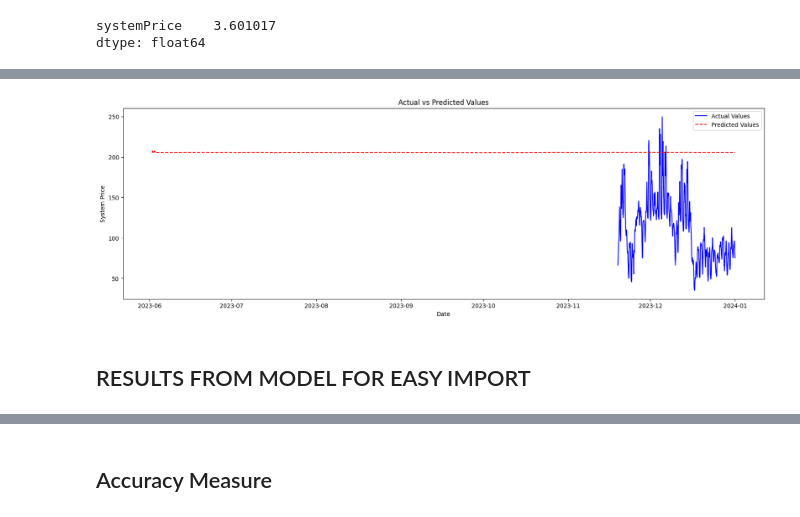
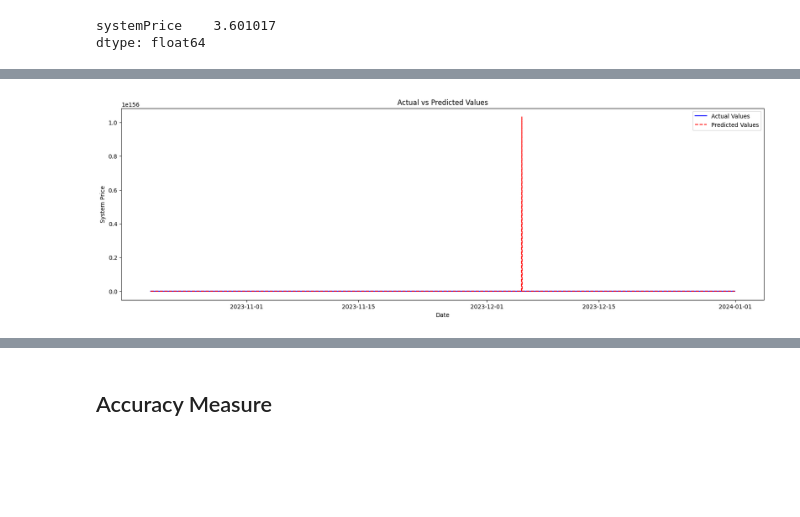
Before and after one commit to evenbakke/MasterThesis-, a Jupyter notebook: ARIMA_Mathias_working.ipynb, the cells around one changed output, grey strips where cells are left out. Saved outputs shown, nothing was run; the diff lists cells and outputs as text; code cells hidden in the pictures; blank space fills up the shorter version.

```diff
--- a/ARIMA_Mathias_working.ipynb
+++ b/ARIMA_Mathias_working.ipynb
@@ -77,6 +71,7 @@ look-up table. The actual p-value is smaller than the p-value returned.
 
 df["systemPricead"] = df["systemPrice"] + 30
 df["systemPricelog"] = np.log(df["systemPricead"])
+df = df["2023-01-01":"2023-12-31"]
 # %% [markdown]
 # Finding Parameters for ARIMA
 # %%
@@ -410,0 +327,4 @@ train, test = filtered_dfArima[0:train_size], filtered_dfArima[train_size:len(fi
+# %%
+
+train_size = int(len(df_filtered["systemPricelog"]) * 0.8)
+train, test = df_filtered["systemPricelog"][0:train_size], df_filtered["systemPricelog"][train_size:len(df_filtered["systemPricelog"])]
@@ -430,19 +366,19 @@ systemPrice    3.601017
 dtype: float64
 # %%
 from statsmodels.tsa.statespace.sarimax import SARIMAX
-#filtered_dfArima = df["2023-06-01":"2023-12-31"]
+filtered_dfArima = df_filtered["systemPricelog"].diff(24).dropna()
 window_size = 24  # Size of the moving window
 
 # Make sure to have enough data for the initial window plus one new point to predict
 assert len(filtered_dfArima) >= window_size + 1
 
 # Start the training set just with the size of the window
-train, test = filtered_dfArima[:window_size], filtered_dfArima[window_size:]
+#train, test = filtered_dfArima[:window_size], filtered_dfArima[window_size:]
 
-order = (1, 2, 2)  # Example non-seasonal order
-seasonal_order = (1, 1, 2, 24)  # Example seasonal order
+order = (1, 1, 2)  # Example non-seasonal order
+seasonal_order = (1, 0, 2, 24)  # Example seasonal order
 
-history = train['systemPrice'].tolist()  # Initialize history with the training set
+history = train.tolist()  # Initialize history with the training set
 predictions = []
 
 for t in range(len(test)):
@@ -450,18 +386,18 @@ for t in range(len(test)):
     model_fit = model.fit(disp=0)
     output = model_fit.forecast()
 
-    # This is the forecasted value in log scale including the shift
+    # Forecasted value in log scale
     yhat_log = output[0]
 
-    # Convert from log (with shift) back to original scale
-    yhat_shifted = np.exp(yhat_log)
-    yhat_original = yhat_shifted - 35  # subtract the shift to get the original value
+    # Convert from log scale back to original scale
+    yhat_original = np.exp(yhat_log)
     predictions.append(yhat_original)
 
-    # Update history for the moving window
-    obs_log = np.log(test.iloc[t]['systemPrice'] + 35)  # ensure to add 35 before taking log
-    history.append(obs_log)
-    history = history[-window_size:]
+    # Append the observed log-transformed value to history for the next prediction
+    history.append(test.iloc[t])  # No need to add 35 here, as it's already in log form
+    history = history[-window_size:]  # Keep only the most recent observations
+ # keep only the most recent observations
+
 # Convert predictions to a Series
 predictions_series = pd.Series(predictions, index=test.index)
 
@@ -487,23 +409,20 @@ Name: systemPrice, Length: 5112, dtype: float64
 # %%
+import numpy as np
 import matplotlib.pyplot as plt
 
-# Assuming your actual values are in the `test` DataFrame under the 'systemPrice' column
-actual_values = test["systemPrice"] + 35
-actual_values = np.exp(test["systemPrice"])
-
+# Reverse the log transformation on the actual values
+actual_values = np.exp(test)  # Assuming `test` is already in log scale
 # Ensure that the index of actual values and predictions aligns for correct plotting
-#assert actual_values.index.equals(predictions_series.index)
+assert actual_values.index.equals(predictions_series.index)
 
 # Plotting
 plt.figure(figsize=(20, 6))  # Set the figure size for better readability
-plt.plot(actual_values, color='blue', label='Actual Values')  # Plot actual values in blue
-plt.plot(predictions_series, color='red', linestyle='--', label='Predicted Values')  # Plot predicted values in red with dashed lines
+plt.plot(actual_values.index, actual_values, color='blue', label='Actual Values')  # Plot actual values in blue
+plt.plot(predictions_series.index, predictions_series, color='red', linestyle='--', label='Predicted Values')  # Plot predicted values in red with dashed lines
 plt.title('Actual vs Predicted Values')
 plt.xlabel('Date')
 plt.ylabel('System Price')
 plt.legend()
 plt.show()
 # %% [output]
-[figure, old version]
+[figure, new version]
-# %% [markdown]
-## RESULTS FROM MODEL FOR EASY IMPORT
```
Also changed, not shown: parts of 32 cells of this notebook.
